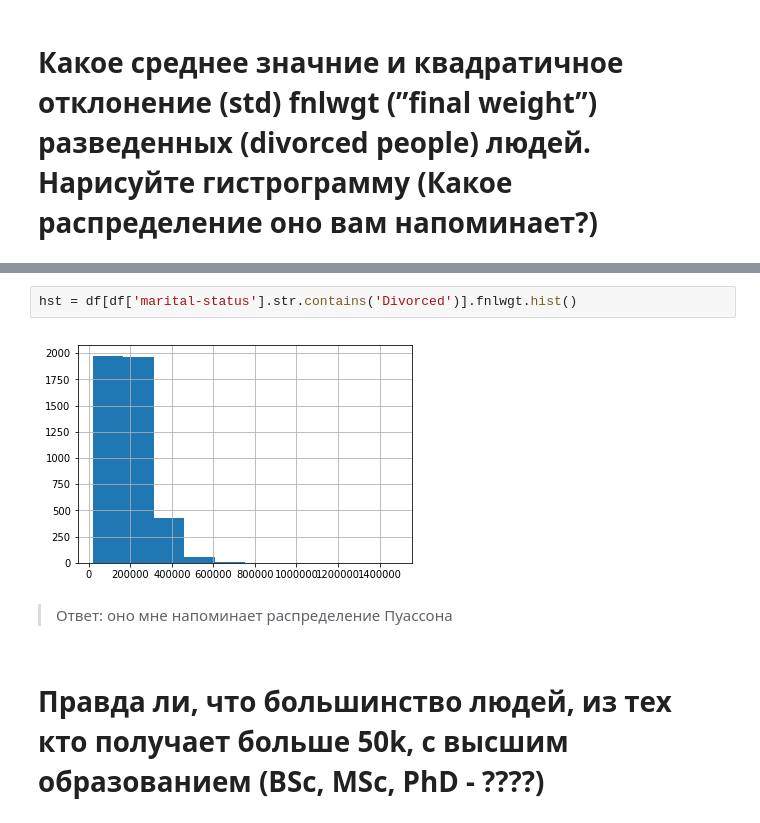
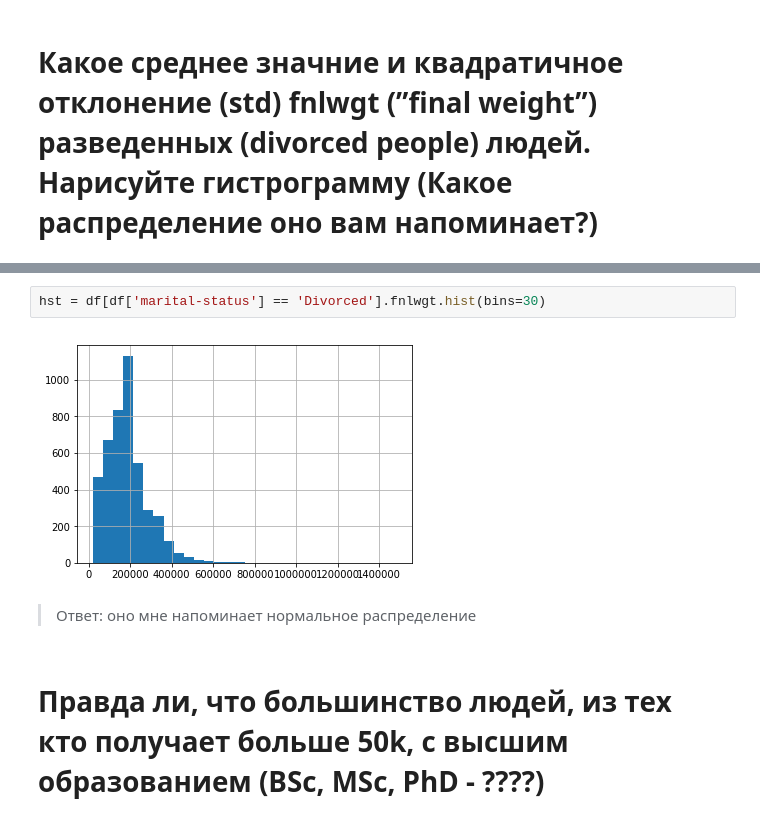
Before and after one commit to Kinetikm/AppliedPythonAtom, a Jupyter notebook: homeworks/homework_05_ml/2/adult_hw.ipynb, the cells around one changed output, grey strips where cells are left out. Saved outputs shown, nothing was run; the diff lists cells and outputs as text.

```diff
--- a/homeworks/homework_05_ml/2/adult_hw.ipynb
+++ b/homeworks/homework_05_ml/2/adult_hw.ipynb
@@ -87,11 +87,11 @@ df[df['marital-status'].str.contains('Divorced')].fnlwgt.std()
 # %% [output]
 105646.78945933603
 # %%
-hst = df[df['marital-status'].str.contains('Divorced')].fnlwgt.hist()
+hst = df[df['marital-status'] == 'Divorced'].fnlwgt.hist(bins=30)
 # %% [output]
-[figure, old version]
+[figure, new version]
 # %% [markdown]
-> Ответ: оно мне напоминает распределение Пуассона
+> Ответ: оно мне напоминает нормальное распределение
 # %% [markdown]
 # Правда ли, что большинство людей, из тех кто получает больше 50k, с высшим образованием  (BSc, MSc, PhD - ????)
 # %%
```
Also changed, not shown: parts of 6 cells of this notebook, 3 other files.
